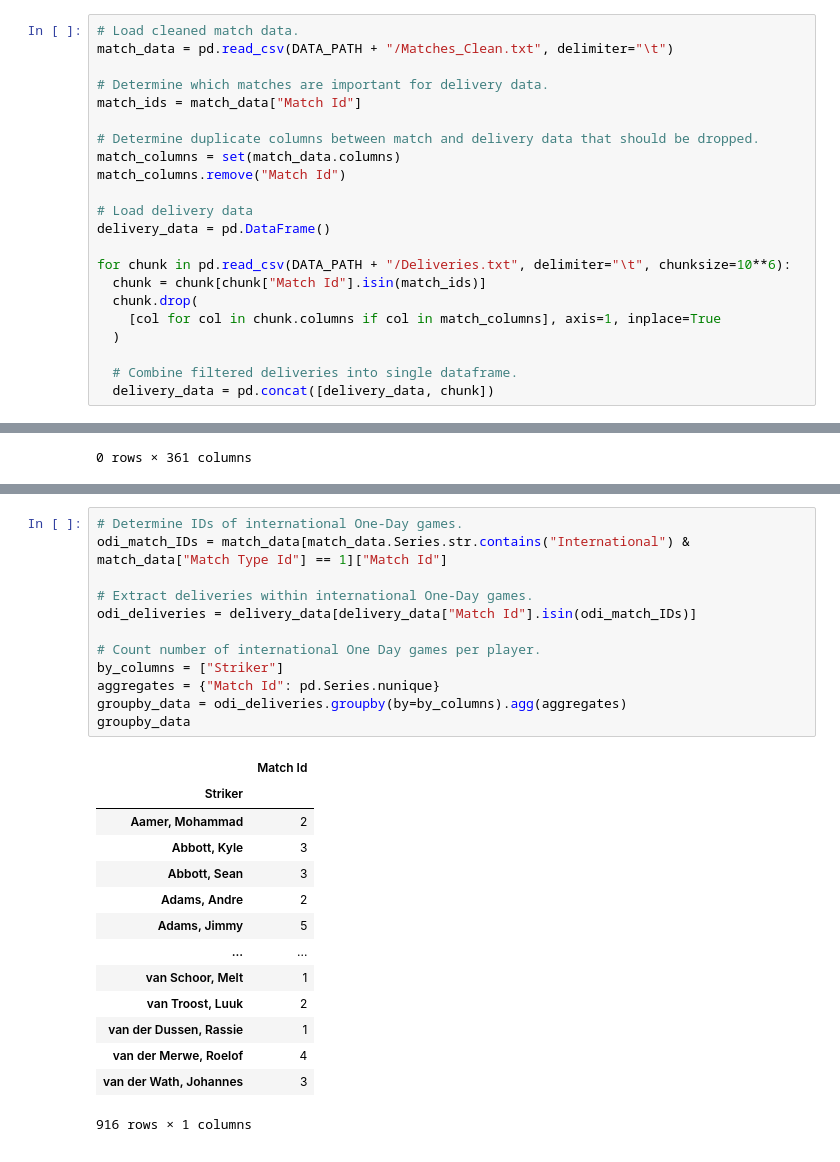
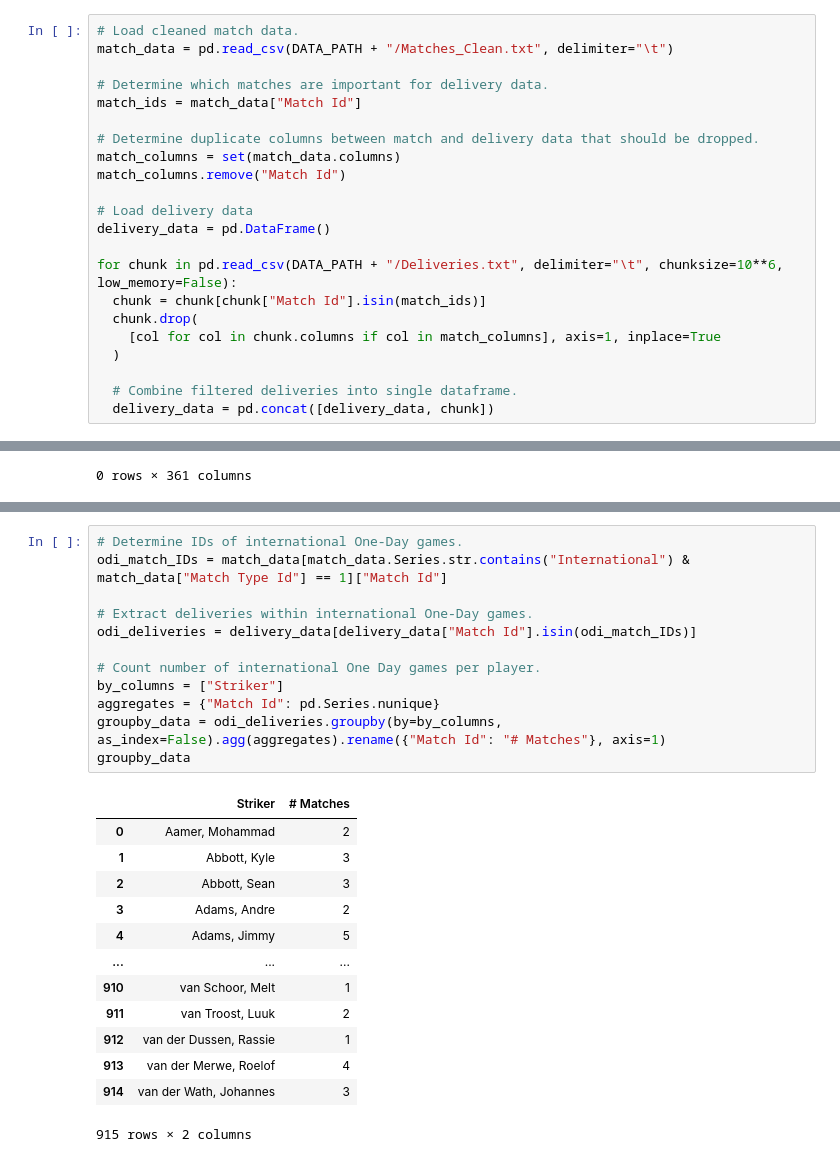
Before and after one commit to AlexKenna/Cricket-Analysis, a Jupyter notebook: notebooks/1_Data_Exploration.ipynb, the cells around one changed output, grey strips where cells are left out. Saved outputs shown, nothing was run; the diff lists cells and outputs as text.

Commit message:
Restructured project. Added data summarisation for each batter.

```diff
--- a/2_Data_Exploration.ipynb
+++ b/notebooks/1_Data_Exploration.ipynb
@@ -183,7 +206,7 @@ match_columns.remove("Match Id")
 # Load delivery data
 delivery_data = pd.DataFrame()
 
-for chunk in pd.read_csv(DATA_PATH + "/Deliveries.txt", delimiter="\t", chunksize=10**6):
+for chunk in pd.read_csv(DATA_PATH + "/Deliveries.txt", delimiter="\t", chunksize=10**6, low_memory=False):
   chunk = chunk[chunk["Match Id"].isin(match_ids)]
   chunk.drop(
     [col for col in chunk.columns if col in match_columns], axis=1, inplace=True
@@ -254,27 +284,26 @@ As there are no duplicate rows, there is no reason to perform any cleaning for t
 # %%
 # Determine IDs of international One-Day games.
 odi_match_IDs = match_data[match_data.Series.str.contains("International") & match_data["Match Type Id"] == 1]["Match Id"]
 
 # Extract deliveries within international One-Day games.
 odi_deliveries = delivery_data[delivery_data["Match Id"].isin(odi_match_IDs)]
 
 # Count number of international One Day games per player.
 by_columns = ["Striker"]
 aggregates = {"Match Id": pd.Series.nunique}
-groupby_data = odi_deliveries.groupby(by=by_columns).agg(aggregates)
+groupby_data = odi_deliveries.groupby(by=by_columns, as_index=False).agg(aggregates).rename({"Match Id": "# Matches"}, axis=1)
 groupby_data
 # %% [output]
-|  | Match Id |
-| Striker |  |
-| Aamer, Mohammad | 2 |
-| Abbott, Kyle | 3 |
-| Abbott, Sean | 3 |
-| Adams, Andre | 2 |
-| Adams, Jimmy | 5 |
-| ... | ... |
-| van Schoor, Melt | 1 |
-| van Troost, Luuk | 2 |
-| van der Dussen, Rassie | 1 |
-| van der Merwe, Roelof | 4 |
-| van der Wath, Johannes | 3 |
+|  | Striker | # Matches |
+| 0 | Aamer, Mohammad | 2 |
+| 1 | Abbott, Kyle | 3 |
+| 2 | Abbott, Sean | 3 |
+| 3 | Adams, Andre | 2 |
+| 4 | Adams, Jimmy | 5 |
+| ... | ... | ... |
+| 910 | van Schoor, Melt | 1 |
+| 911 | van Troost, Luuk | 2 |
+| 912 | van der Dussen, Rassie | 1 |
+| 913 | van der Merwe, Roelof | 4 |
+| 914 | van der Wath, Johannes | 3 |
-916 rows × 1 columns
+915 rows × 2 columns
```
Also changed, not shown: parts of 46 cells of this notebook, 11 other files.
